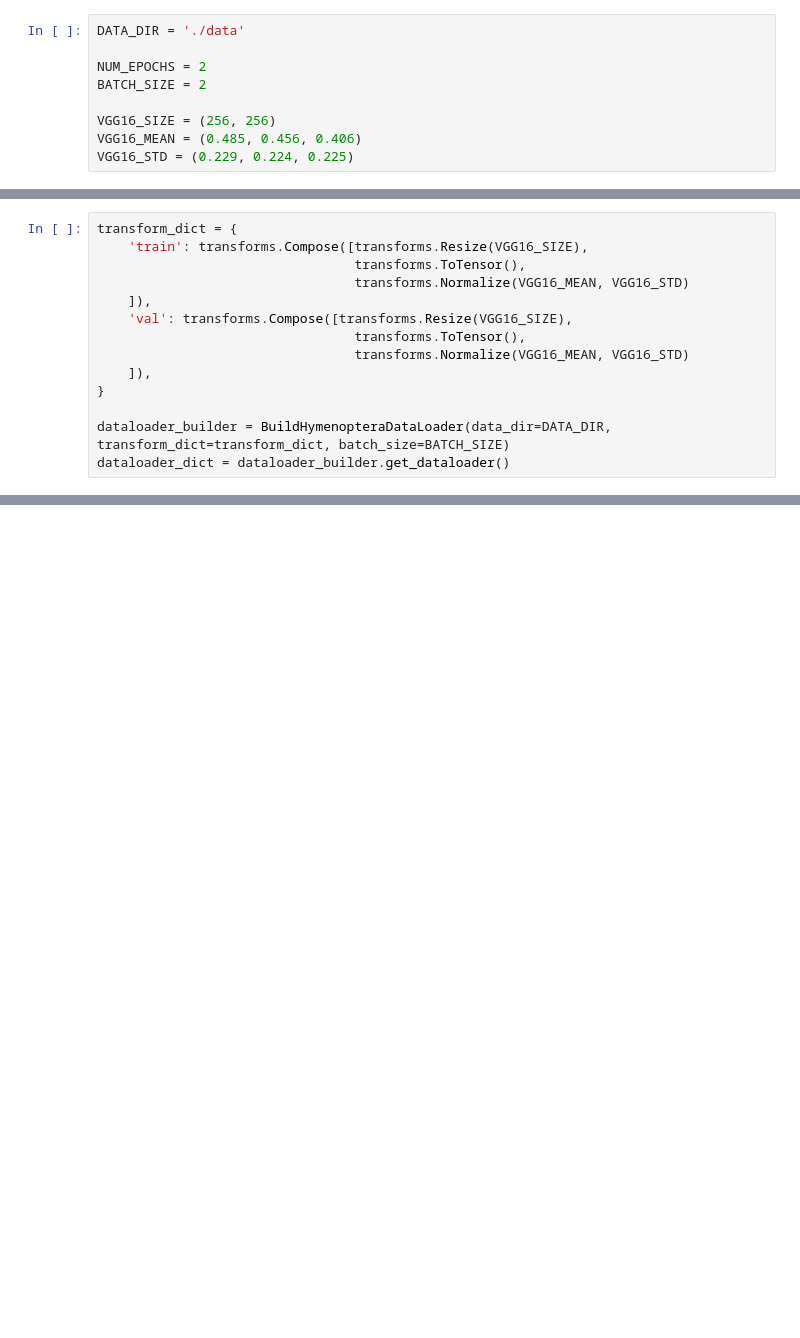
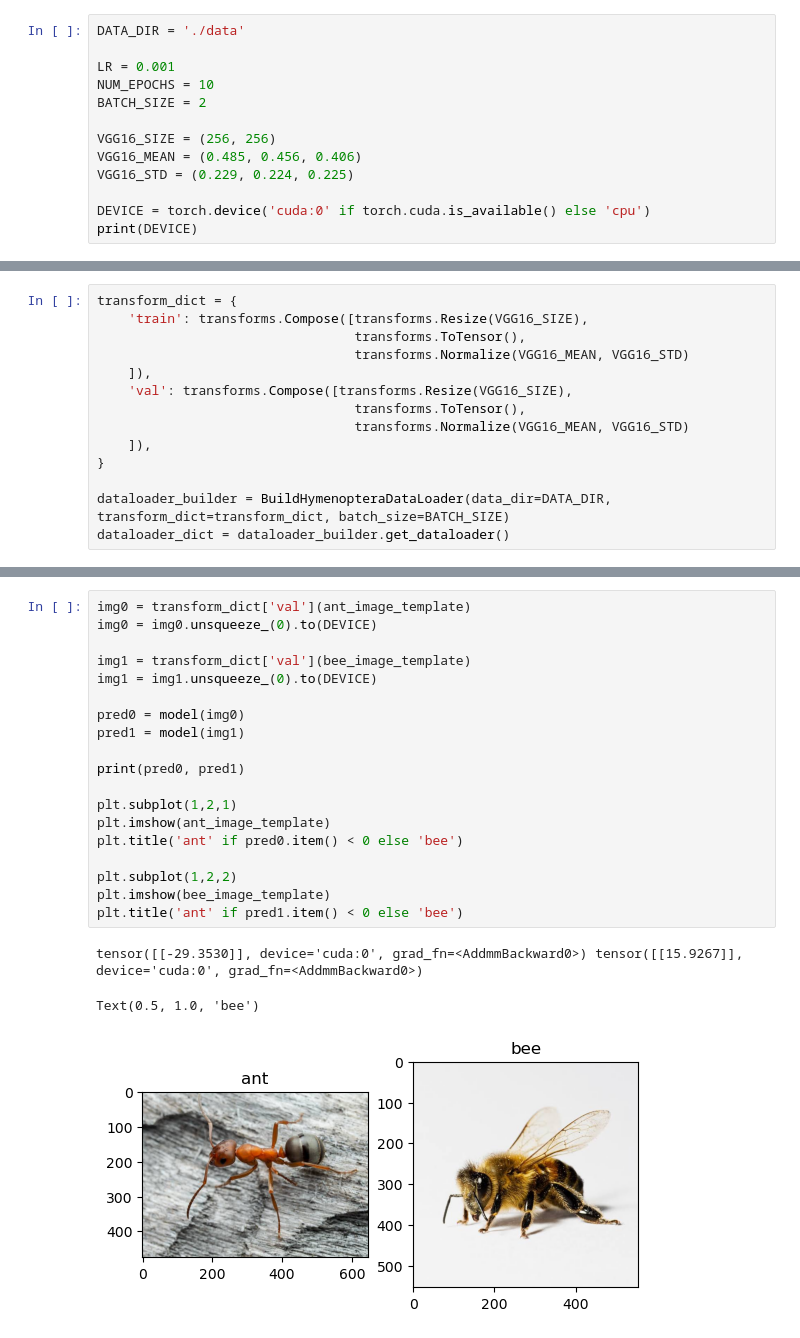
Before and after one commit to seo-changmin-dev/pytorch_snippets, a Jupyter notebook: transfer_learning_and_fine_tuning/test_train.ipynb, the cells around one changed output, grey strips where cells are left out. Cells and saved outputs as stored; diff of their text form; blank space fills up the shorter version.

```diff
--- a/transfer_learning_and_fine_tuning/test_train.ipynb
+++ b/transfer_learning_and_fine_tuning/test_train.ipynb
@@ -29,9 +13,13 @@ from Dataset import BuildHymenopteraDataLoader
 # %%
 DATA_DIR = './data'
 
-NUM_EPOCHS = 2
+LR = 0.001
+NUM_EPOCHS = 10
 BATCH_SIZE = 2
 
 VGG16_SIZE = (256, 256)
 VGG16_MEAN = (0.485, 0.456, 0.406)
 VGG16_STD = (0.229, 0.224, 0.225)
+
+DEVICE = torch.device('cuda:0' if torch.cuda.is_available() else 'cpu')
+print(DEVICE)
@@ -78,0 +122,23 @@ Phase: val | Loss: 0.0
+# %%
+img0 = transform_dict['val'](ant_image_template)
+img0 = img0.unsqueeze_(0).to(DEVICE)
+
+img1 = transform_dict['val'](bee_image_template)
+img1 = img1.unsqueeze_(0).to(DEVICE)
+
+pred0 = model(img0)
+pred1 = model(img1)
+
+print(pred0, pred1)
+
+plt.subplot(1,2,1)
+plt.imshow(ant_image_template)
+plt.title('ant' if pred0.item() < 0 else 'bee')
+
+plt.subplot(1,2,2)
+plt.imshow(bee_image_template)
+plt.title('ant' if pred1.item() < 0 else 'bee')
+# %% [output]
+tensor([[-29.3530]], device='cuda:0', grad_fn=<AddmmBackward0>) tensor([[15.9267]], device='cuda:0', grad_fn=<AddmmBackward0>)
+Text(0.5, 1.0, 'bee')
+[figure, added]
```
Also changed, not shown: parts of 8 cells of this notebook, 6 other files.
